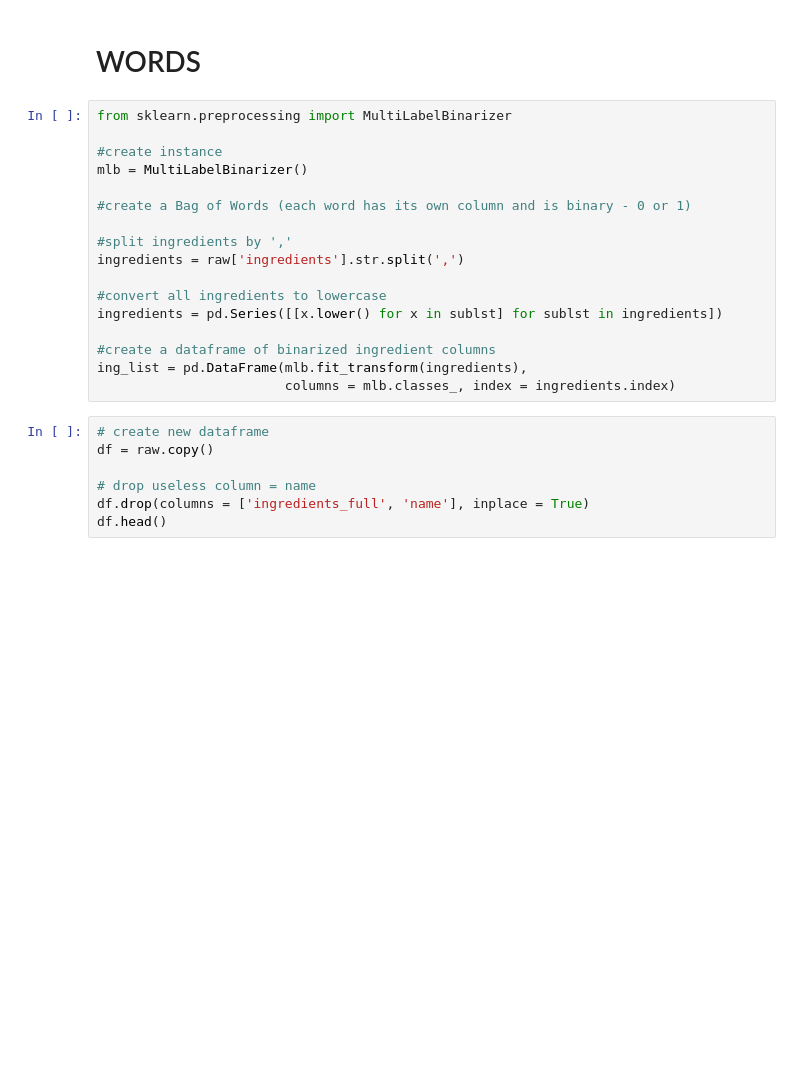
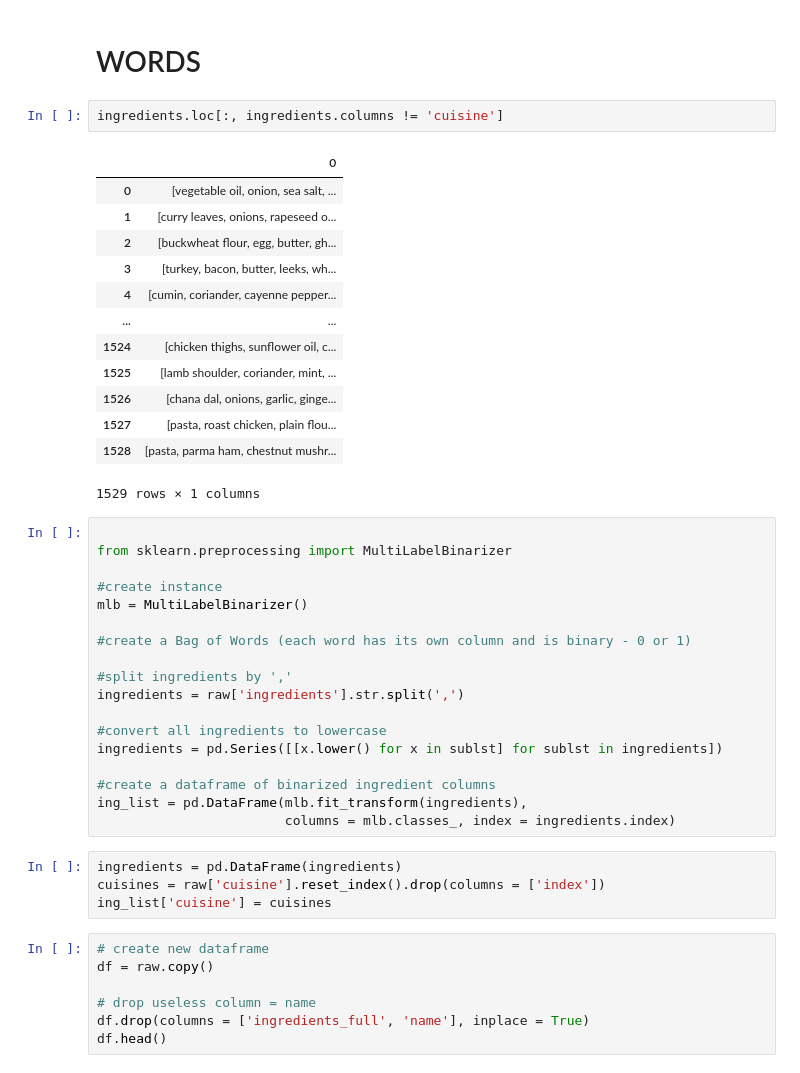
Before and after one commit to jachymDvorak/Analyzing_world_cuisines, a Jupyter notebook: BBC_recipe_analysis.ipynb, the cells around one changed output. Drawn from its saved outputs; the diff is of its cells as text; blank space fills up the shorter version.

```diff
--- a/BBC_recipe_analysis.ipynb
+++ b/BBC_recipe_analysis.ipynb
@@ -263,7 +263,24 @@ cook_t
 | Turkish and Middle Eastern | 1.0 | 8.0 | 26.0 | 5.0 | 5.0 |
 # %% [markdown]
 # WORDS
+# %%
+ingredients.loc[:, ingredients.columns != 'cuisine']
+# %% [output]
+|  | 0 |
+| 0 | [vegetable oil, onion, sea salt, ... |
+| 1 | [curry leaves, onions, rapeseed o... |
+| 2 | [buckwheat flour, egg, butter, gh... |
+| 3 | [turkey, bacon, butter, leeks, wh... |
+| 4 | [cumin, coriander, cayenne pepper... |
+| ... | ... |
+| 1524 | [chicken thighs, sunflower oil, c... |
+| 1525 | [lamb shoulder, coriander, mint, ... |
+| 1526 | [chana dal, onions, garlic, ginge... |
+| 1527 | [pasta, roast chicken, plain flou... |
+| 1528 | [pasta, parma ham, chestnut mushr... |
+1529 rows × 1 columns
 # %%
+
 from sklearn.preprocessing import MultiLabelBinarizer
 
 #create instance
@@ -280,6 +297,10 @@ ingredients = pd.Series([[x.lower() for x in sublst] for sublst in ingredients])
 #create a dataframe of binarized ingredient columns
 ing_list = pd.DataFrame(mlb.fit_transform(ingredients),
                         columns = mlb.classes_, index = ingredients.index)
+# %%
+ingredients = pd.DataFrame(ingredients)
+cuisines = raw['cuisine'].reset_index().drop(columns = ['index'])
+ing_list['cuisine'] = cuisines
 # %%
 # create new dataframe
 df = raw.copy()
```
Also changed, not shown: parts of 11 cells of this notebook, 1 other file.
